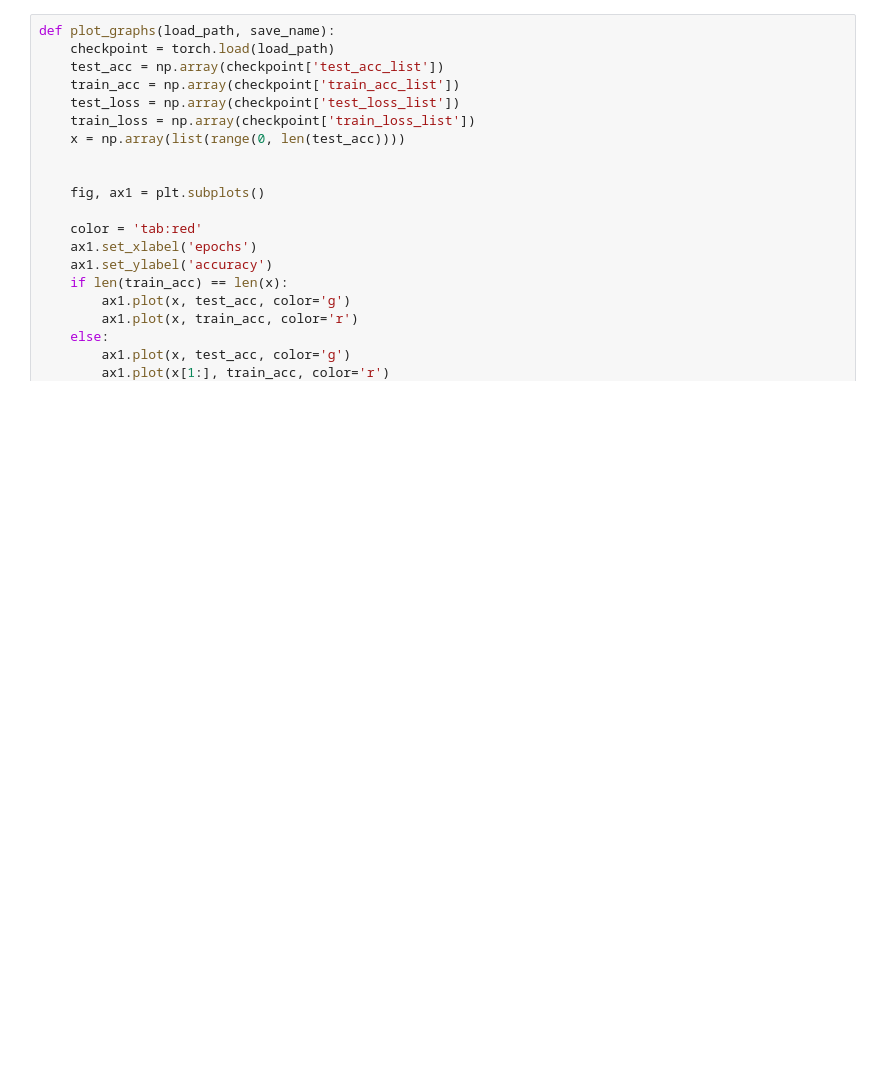
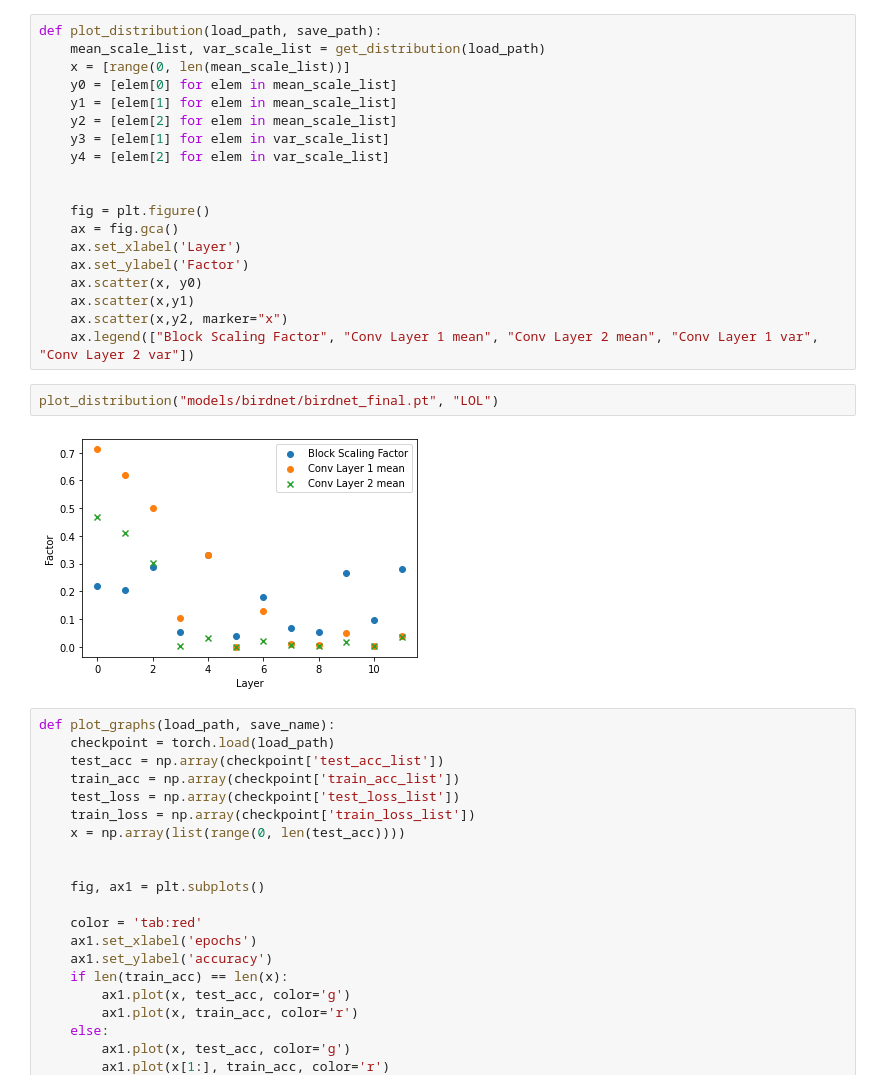
Before and after one commit to 1337Eddy/PruningBirdNet, a Jupyter notebook: visualizations.ipynb, the cells around one changed output. Drawn from its saved outputs; the diff is of its cells as text; blank space fills up the shorter version.

Commit message:
added scatter diagramm for analysis of correlation between block scaling factors and channel scaling factors

```diff
--- a/visualizations.ipynb
+++ b/visualizations.ipynb
@@ -6,3 +69,26 @@ import torch
+# %%
+def plot_distribution(load_path, save_path):
+    mean_scale_list, var_scale_list = get_distribution(load_path)
+    x = [range(0, len(mean_scale_list))]
+    y0 = [elem[0] for elem in mean_scale_list]
+    y1 = [elem[1] for elem in mean_scale_list]
+    y2 = [elem[2] for elem in mean_scale_list]
+    y3 = [elem[1] for elem in var_scale_list]
+    y4 = [elem[2] for elem in var_scale_list]
+
+
+    fig = plt.figure()
+    ax = fig.gca()
+    ax.set_xlabel('Layer')
+    ax.set_ylabel('Factor')
+    ax.scatter(x, y0)
+    ax.scatter(x,y1)
+    ax.scatter(x,y2, marker="x")
+    ax.legend(["Block Scaling Factor", "Conv Layer 1 mean", "Conv Layer 2 mean", "Conv Layer 1 var", "Conv Layer 2 var"])
+# %%
+plot_distribution("models/birdnet/birdnet_final.pt", "LOL")
+# %% [output]
+[figure, added]
 # %%
 def plot_graphs(load_path, save_name):
     checkpoint = torch.load(load_path)
```
Also changed, not shown: parts of 3 cells of this notebook.
